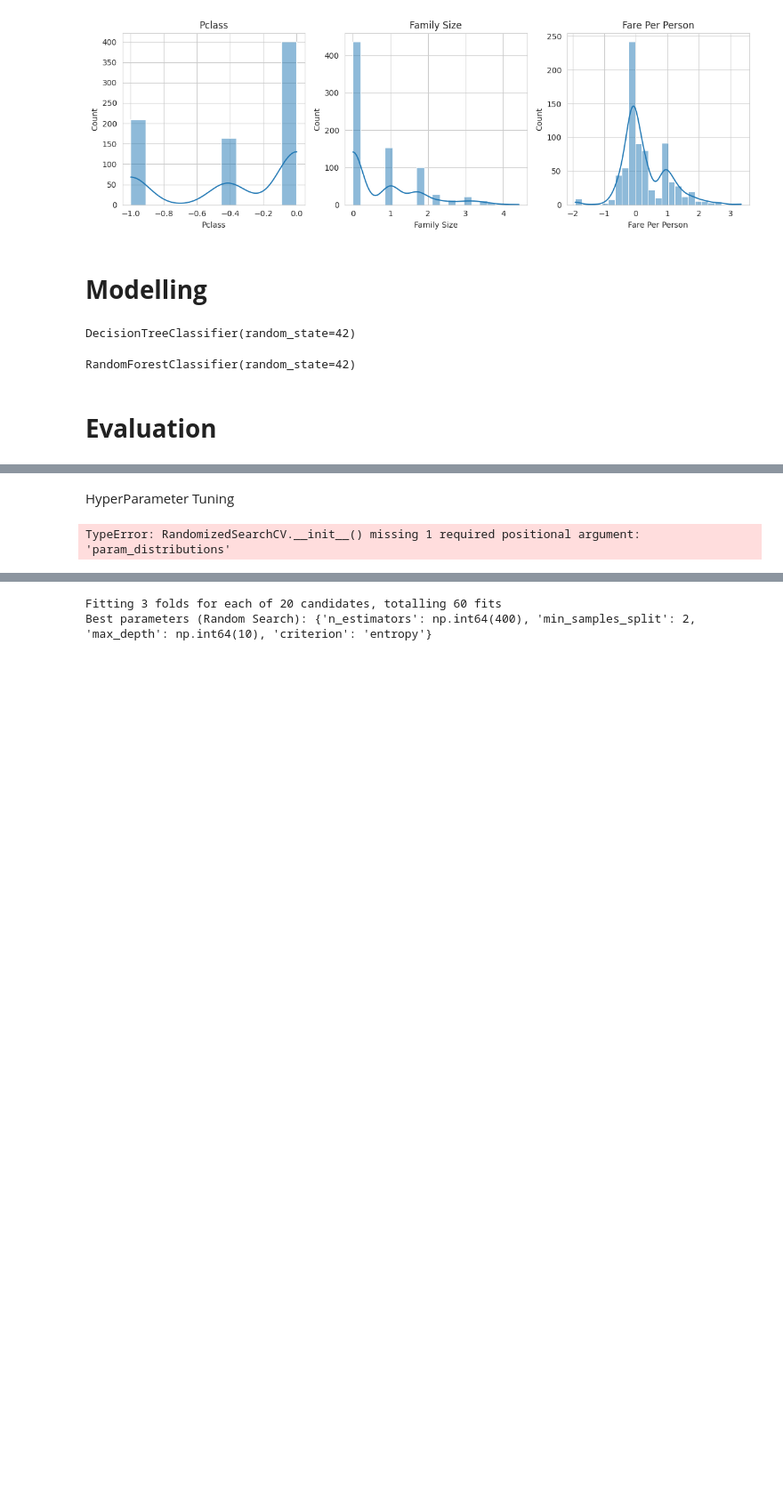
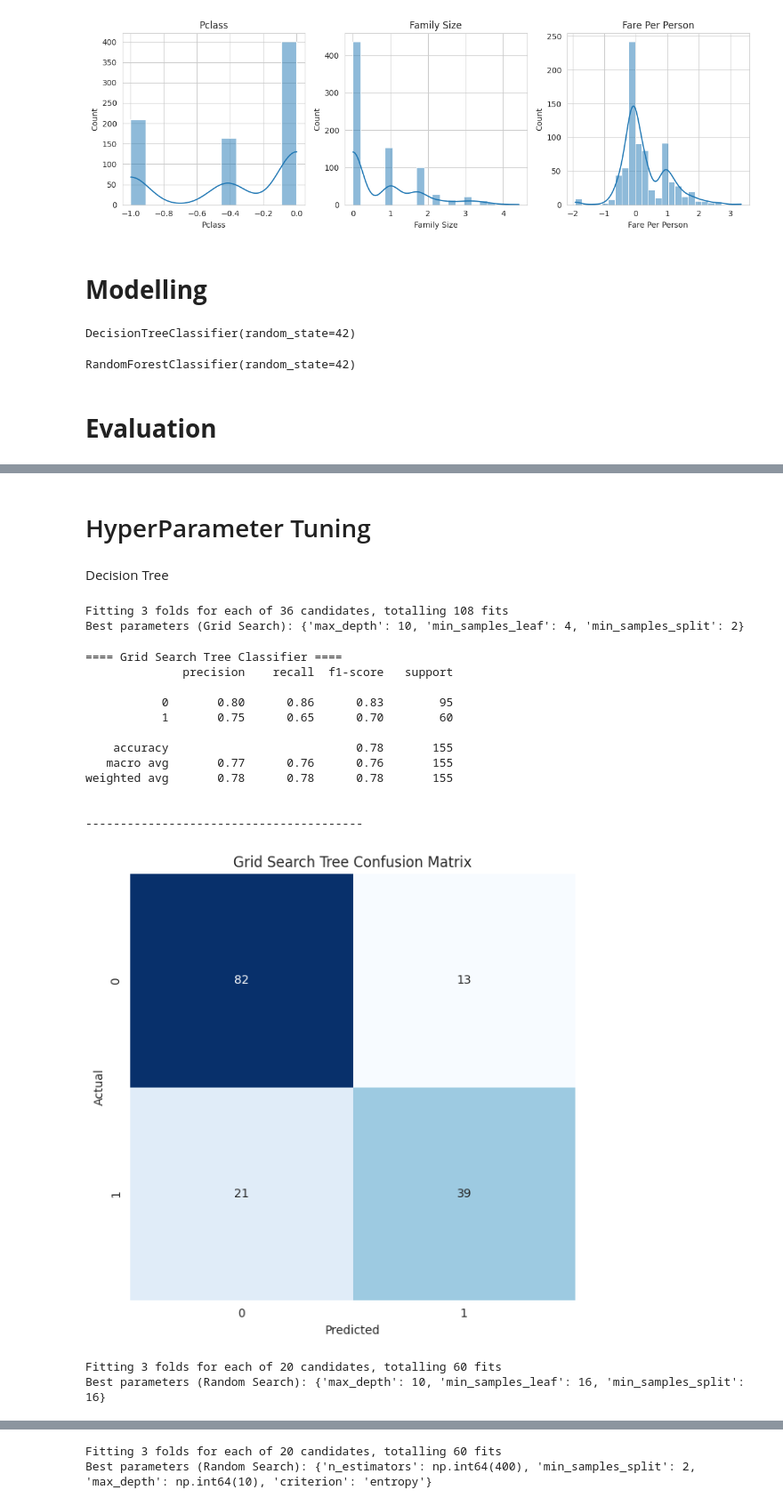
Before and after one commit to nelsooooon/titanic-survival-prediction, a Jupyter notebook: src/titanic_survival_prediction.ipynb, the cells around one changed output, grey strips where cells are left out. Shown at 89% size. Cells and saved outputs as stored; diff of their text form; code cells hidden in the pictures; blank space fills up the shorter version.

```diff
--- a/src/titanic_survival_prediction.ipynb
+++ b/src/titanic_survival_prediction.ipynb
@@ -416,14 +421,60 @@ F1-Score: 0.7623
 
 ----------------------------------------
 [figure]
-# %% [markdown]
-HyperParameter Tuning
+# %% [markdown]
+# HyperParameter Tuning
+# %% [markdown]
+Decision Tree
+# %%
+param_dist = {
+    'max_depth': [10, 20, 30, None],
+    'min_samples_split': [2, 5, 10],
+    'min_samples_leaf': [1, 2, 4]
+}
+
+grid_search = GridSearchCV(estimator=model_dt, param_grid=param_dist, cv=3, n_jobs=-1, verbose=2)
+grid_search.fit(X_train, y_train)
+
+print(f"Best parameters (Grid Search): {grid_search.best_params_}")
+best_dt_gs = grid_search.best_estimator_
+# %% [output]
+Fitting 3 folds for each of 36 candidates, totalling 108 fits
+Best parameters (Grid Search): {'max_depth': 10, 'min_samples_leaf': 4, 'min_samples_split': 2}
+# %%
+y_pred_dt_gs = best_dt_gs.predict(X_test)
+cm_dt_gs = confusion_matrix(y_test, y_pred_dt_gs)
+
+print("==== Grid Search Tree Classifier ====")
+print(classification_report(y_test, y_pred_dt_gs))
+print("\n" + "-"*40 + "\n")
+
+fig, ax = plt.subplots(figsize=(6, 6))
+sns.heatmap(cm_dt_gs, annot=True, fmt='d', cmap='Blues', cbar=False, ax=ax)
+ax.set_title('Grid Search Tree Confusion Matrix')
+ax.set_xlabel('Predicted')
+ax.set_ylabel('Actual')
+
+fig.tight_layout()
+plt.show()
+# %% [output]
+==== Grid Search Tree Classifier ====
+              precision    recall  f1-score   support
+
+           0       0.80      0.86      0.83        95
+           1       0.75      0.65      0.70        60
+
+    accuracy                           0.78       155
+   macro avg       0.77      0.76      0.76       155
+weighted avg       0.78      0.78      0.78       155
+
+
+----------------------------------------
+[figure, added]
 # %%
 param_dist = {
-    'n_estimators': np.linspace(100, 500, 5, dtype=int),
-    'max_depth': np.linspace(10, 50, 5, dtype=int),
-    'min_samples_split': [2, 5, 10],
-    'criterion': ['gini', 'entropy']
+    'max_depth': randint(1, 20),
+    'min_samples_split': randint(2, 20),
+    'min_samples_leaf': randint(1, 20),
 }
 
 random_search = RandomizedSearchCV(estimator=model_dt, param_distributions=param_dist, n_iter=20, cv=3, n_jobs=-1, verbose=2, random_state=42)
@@ -432,6 +483,7 @@ random_search.fit(X_train, y_train)
 print(f"Best parameters (Random Search): {random_search.best_params_}")
 best_dt_rs = random_search.best_estimator_
 # %% [output]
-TypeError: RandomizedSearchCV.__init__() missing 1 required positional argument: 'param_distributions'
+Fitting 3 folds for each of 20 candidates, totalling 60 fits
+Best parameters (Random Search): {'max_depth': 10, 'min_samples_leaf': 16, 'min_samples_split': 16}
 # %%
 y_pred_dt_rs = best_dt_rs.predict(X_test)
```
Also changed, not shown: parts of 8 cells of this notebook.
